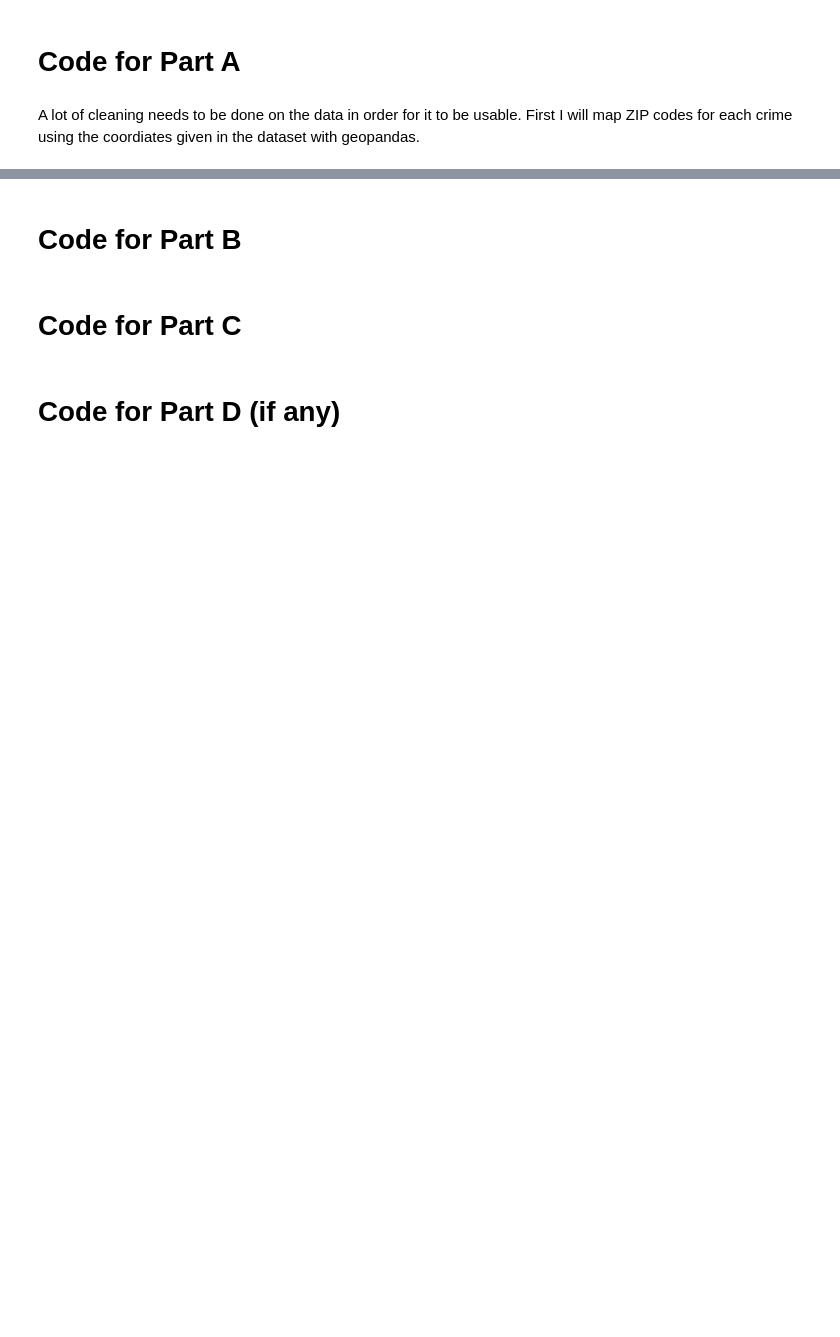
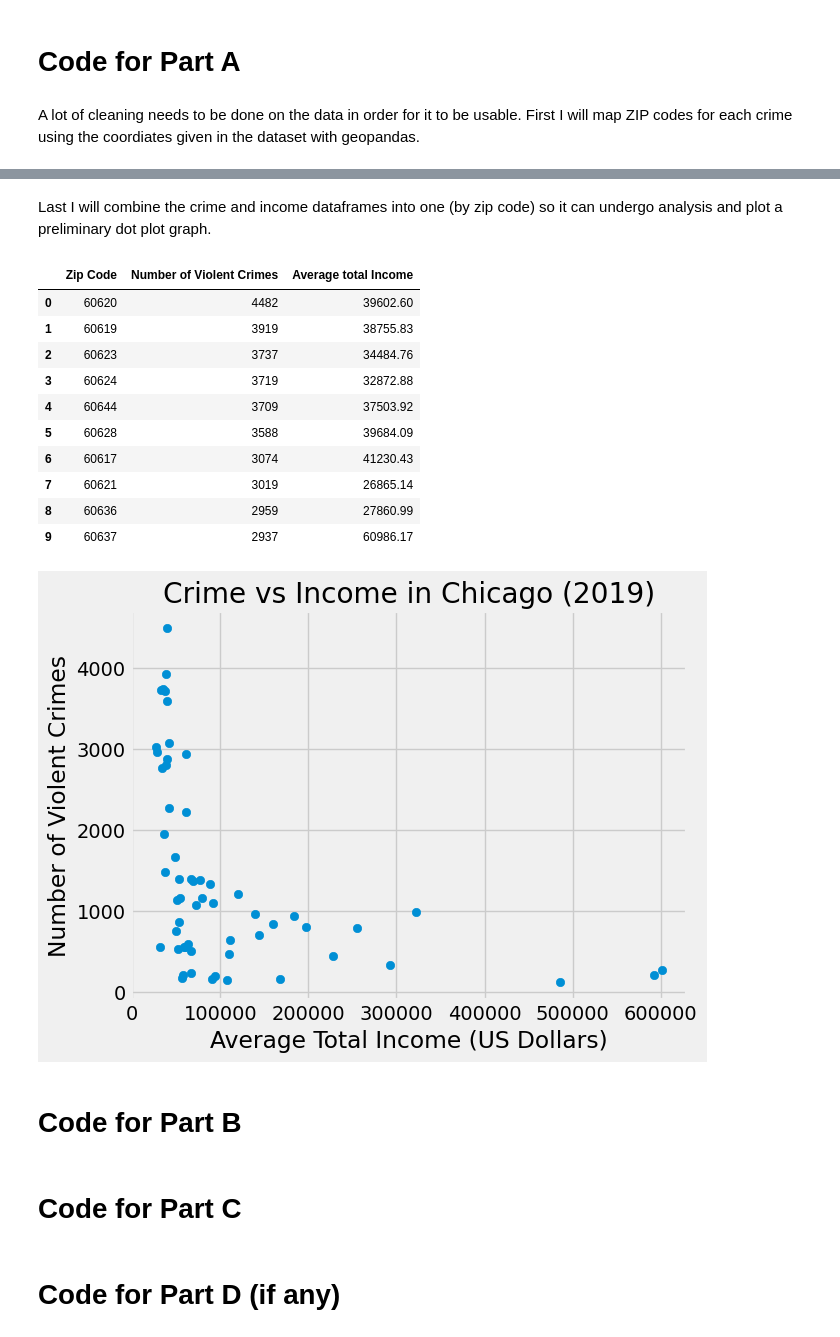
Before and after one commit to rbitton1729/chicagostats, a Jupyter notebook: chicagostats.ipynb, the cells around one changed output, grey strips where cells are left out. Drawn from its saved outputs; the diff is of its cells as text; code cells hidden in the pictures; blank space fills up the shorter version.

```diff
--- a/chicagostats.ipynb
+++ b/chicagostats.ipynb
@@ -105,7 +105,7 @@ You may use the following code to help you load in the data.
 # %%
 crimes_no_zip = pd.read_csv("chicagocrime.csv")
 zipcodes_df = gpd.read_file("chizipcodes.csv")
-income = pd.read_excel("illinoisincome.xlsx")
+income_df = pd.read_excel("illinoisincome.xlsx")
 # %%
 display(crimes_no_zip.head())
 display(zipcodes_df.head())
@@ -156,14 +148,12 @@ Next I will eliminate irrelevent columns and isolate only violent crimes where a
 # %%
-crimes = crimes_zip[(crimes_zip["Arrest"] == True)]
-crimes = crimes[crimes["Primary Type"].isin(["ASSAULT", "BATTERY", "CRIMINAL SEXUAL ASSAULT",
+crimes = crimes_zip[crimes_zip["Primary Type"].isin(["ASSAULT", "BATTERY", "CRIMINAL SEXUAL ASSAULT",
                                              "SEX OFFENSE", "HOMICIDE", "ROBBERY", "CRIM SEXUAL ASSAULT", "KIDNAPPING",
                                              "INTIMIDATION", "STALKING", "HUMAN TRAFFICKING"])].drop(columns="Arrest")
-
-display(crimes.head())
+display(crimes.head(10))
 
 type_counts = crimes["Primary Type"].value_counts().to_frame()
-zip_freqs = crimes["ZIP"].value_counts().to_frame()
+zip_freqs = crimes["ZIP"].astype(str).value_counts().to_frame()
 
-display(type_counts.head())
-display(zip_freqs.head())
+display(type_counts.head(10))
+display(zip_freqs.head(10))
 # %% [output]
@@ -172,0 +197,14 @@ Next I will calculate an arbetrary measure of central tendency for each zip code
+# %%
+income = income_df.iloc[:, [0, 18, 19]]
+income.columns = ["ZIP", "Number of Returns", "Amount"]
+income = income[pd.to_numeric(income["ZIP"], errors='coerce').notnull()]
+
+income["Number of Returns"] = pd.to_numeric(income["Number of Returns"], errors='coerce')
+income["Amount"] = pd.to_numeric(income["Amount"], errors='coerce')
+income = income.groupby("ZIP", as_index=False).sum()
+
+income["Average Total Income (USD)"] = round(1000 * (income["Amount"] / income["Number of Returns"]), 2)
+income = income.drop(columns=["Number of Returns", "Amount"])
+income["ZIP"] = income["ZIP"].astype(str)
+
+income.head(10)
@@ -173,3 +223,30 @@ Next I will calculate an arbetrary measure of central tendency for each zip code
+# %% [markdown]
+Last I will combine the crime and income dataframes into one (by zip code) so it can undergo analysis and plot a preliminary dot plot graph.
+# %%
+crime_vs_income = pd.merge(zip_freqs, income, on="ZIP", how="left")
+crime_vs_income.columns = ["Zip Code", "Number of Violent Crimes", "Average total Income"]
+crime_vs_income.set_index(crime_vs_income["Zip Code"])
+
+plt.scatter(crime_vs_income["Average total Income"], crime_vs_income["Number of Violent Crimes"])
+plt.xlabel("Average Total Income (US Dollars)")
+plt.ylabel("Number of Violent Crimes")
+plt.title("Crime vs Income in Chicago (2019)")
+
+display(crime_vs_income.head(10))
+plt.show()
+# %% [output]
+|  | Zip Code | Number of Violent Crimes | Average total Income |
+| 0 | 60620 | 4482 | 39602.60 |
+| 1 | 60619 | 3919 | 38755.83 |
+| 2 | 60623 | 3737 | 34484.76 |
+| 3 | 60624 | 3719 | 32872.88 |
+| 4 | 60644 | 3709 | 37503.92 |
+| 5 | 60628 | 3588 | 39684.09 |
+| 6 | 60617 | 3074 | 41230.43 |
+| 7 | 60621 | 3019 | 26865.14 |
+| 8 | 60636 | 2959 | 27860.99 |
+| 9 | 60637 | 2937 | 60986.17 |
+[figure, added]
 # %% [markdown]
 # Code for Part B
 # %% [markdown]
```
Also changed, not shown: parts of 7 cells of this notebook.
